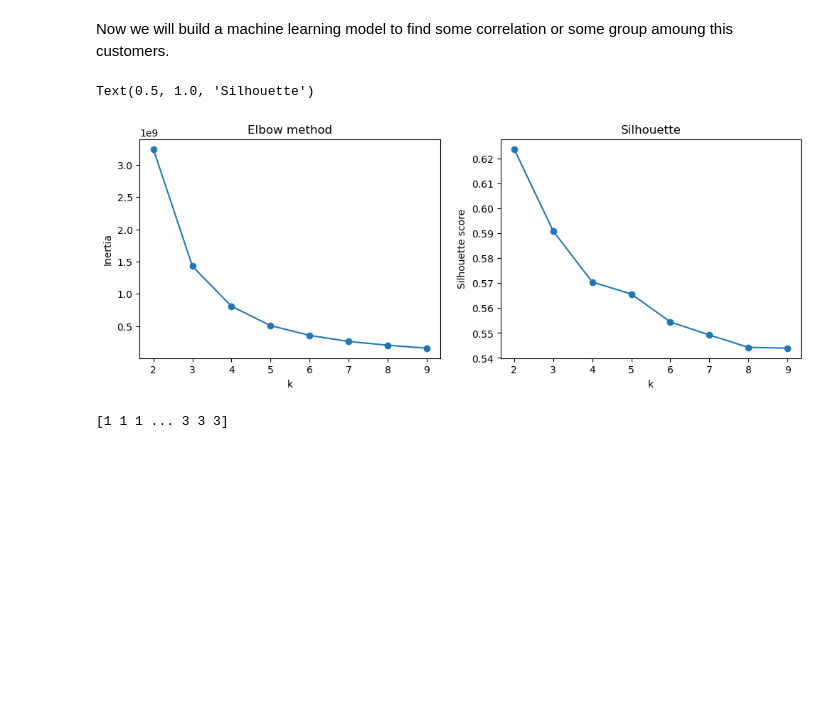
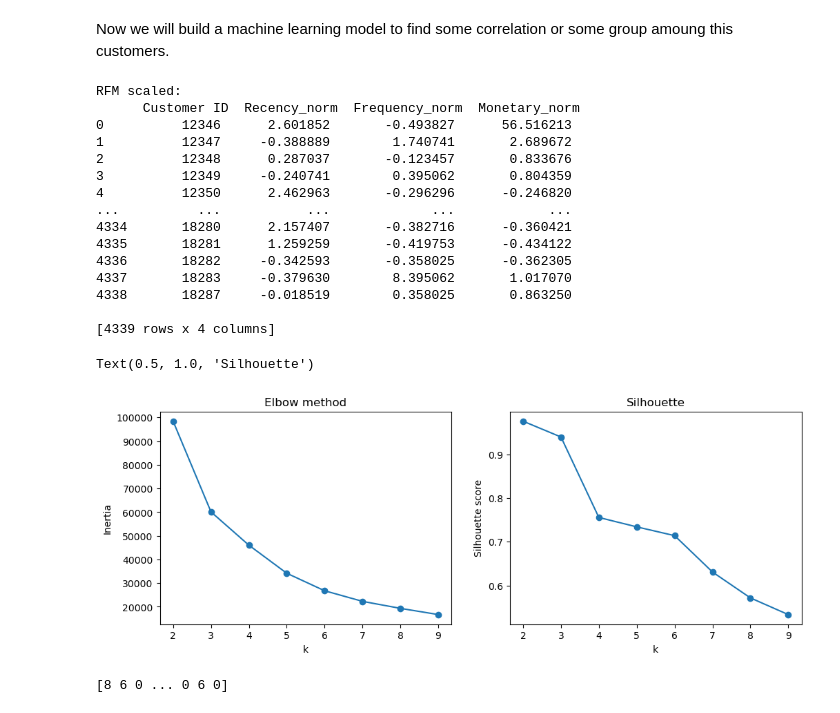
Before and after one commit to ChristianBOSSE361/Artificial_Intelligence, a Jupyter notebook: MachineLearning/Customer_Classification/projet5.ipynb, the cells around one changed output. Saved outputs shown, nothing was run; the diff lists cells and outputs as text; code cells hidden in the pictures; blank space fills up the shorter version.

```diff
--- a/MachineLearning/Customer_Classification/projet5.ipynb
+++ b/MachineLearning/Customer_Classification/projet5.ipynb
@@ -319,36 +319,52 @@ from sklearn.metrics import silhouette_score
 # %%
 #Normalization of the data: to give to each column the same weight during the learning step
 scaler=RobustScaler() # we use robustscaler and not stantard because the second one is sensitive to outliers and use it for Kmeans could be very bad
 rfm_scaled=scaler.fit_transform(rfm[["Recency","Frequency","Monetary"]]) # we scale only this three columns
 rfm_scaled=pd.DataFrame(rfm_scaled, columns=["Recency_norm", "Frequency_norm","Monetary_norm"]) #we add column names
 rfm_scaled=pd.concat([rfm["Customer ID"], rfm_scaled], axis=1) # we just add the customer IDs
-
+print("RFM scaled:\n",rfm_scaled)
 
 # Building the model
-k_ncluster=range(2,10)# We take number of cluster between 2 and 10
+k_ncluster=range(2,10)# We take number of cluster between 2 and 7
+X=rfm_scaled[["Recency_norm","Frequency_norm","Monetary_norm"]].values
 inertias=[]
 sil_scores=[]
 
 for k in k_ncluster:
-    km_model=KMeans(n_clusters=k)
-    labels=km_model.fit_predict(rfm_scaled)
+    km_model=KMeans(n_clusters=k,n_init=20)
+    labels=km_model.fit_predict(X)
 
     inertias.append(km_model.inertia_)
-    sil_scores.append(silhouette_score(rfm_scaled,labels))
+    sil_scores.append(silhouette_score(X,labels))
 
 #Plot
 plt.figure(figsize=(12,4)) #understand our we choose that numbers
 plt.subplot(1,2,1)
 plt.plot(list(k_ncluster), inertias, '-o')
 plt.xlabel('k'); plt.ylabel('Inertia'); plt.title('Elbow method')
 
 plt.subplot(1,2,2)
 plt.plot(list(k_ncluster),sil_scores, "-o")
 plt.xlabel("k"); plt.ylabel("Silhouette score"); plt.title("Silhouette")
 # %% [output]
-Text(0.5, 1.0, 'Silhouette')
+RFM scaled:
+      Customer ID  Recency_norm  Frequency_norm  Monetary_norm
+0          12346      2.601852       -0.493827      56.516213
+1          12347     -0.388889        1.740741       2.689672
+2          12348      0.287037       -0.123457       0.833676
+3          12349     -0.240741        0.395062       0.804359
+4          12350      2.462963       -0.296296      -0.246820
+...          ...           ...             ...            ...
+4334       18280      2.157407       -0.382716      -0.360421
+4335       18281      1.259259       -0.419753      -0.434122
+4336       18282     -0.342593       -0.358025      -0.362305
+4337       18283     -0.379630        8.395062       1.017070
+4338       18287     -0.018519        0.358025       0.863250
+
+[4339 rows x 4 columns]
+Text(0.5, 1.0, 'Silhouette')
-[figure, old version]
+[figure, new version]
 # %%
 print(km_model.labels_)
 # %% [output]
-[1 1 1 ... 3 3 3]
+[8 6 0 ... 0 6 0]
```
Also changed, not shown: parts of 9 cells of this notebook.
